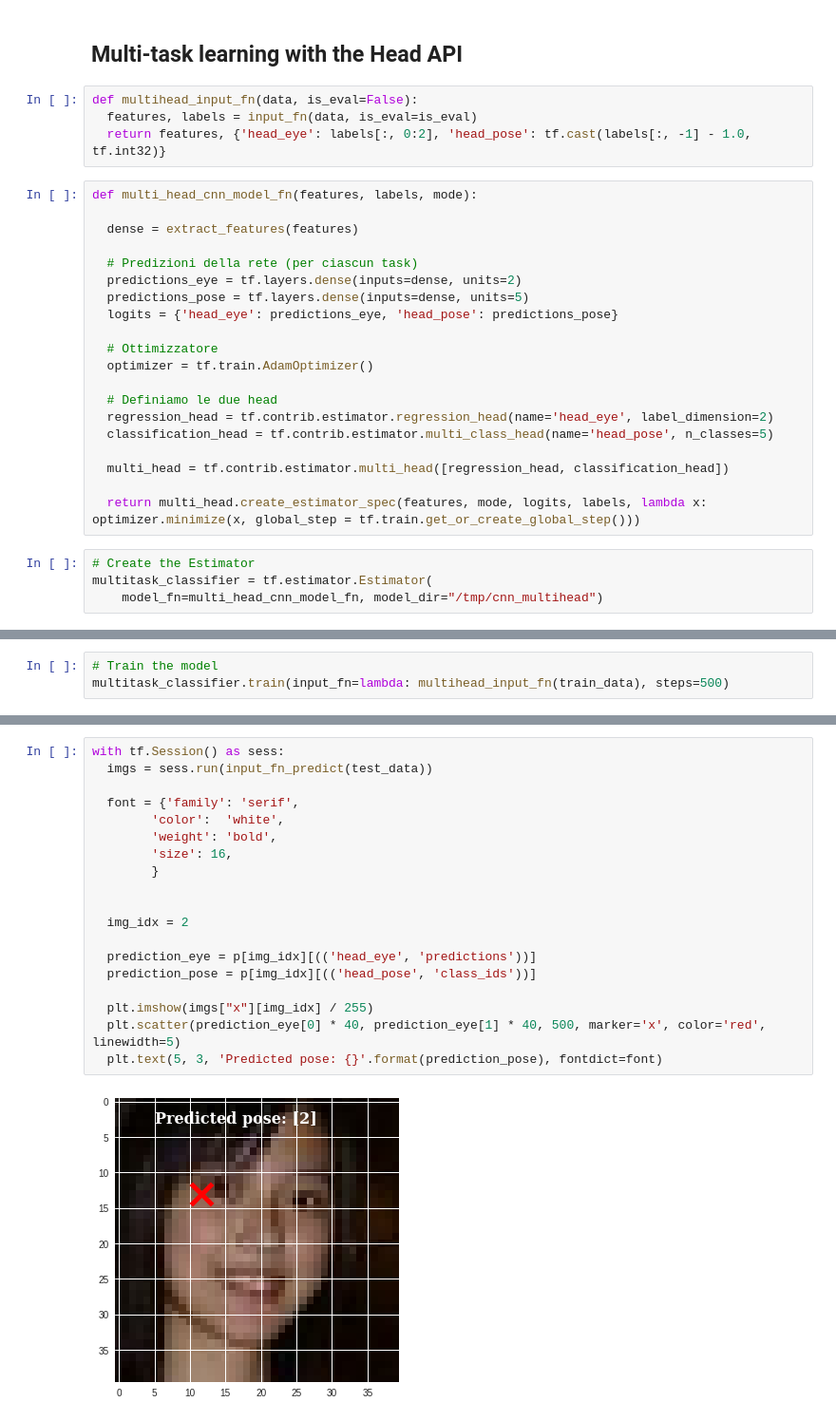
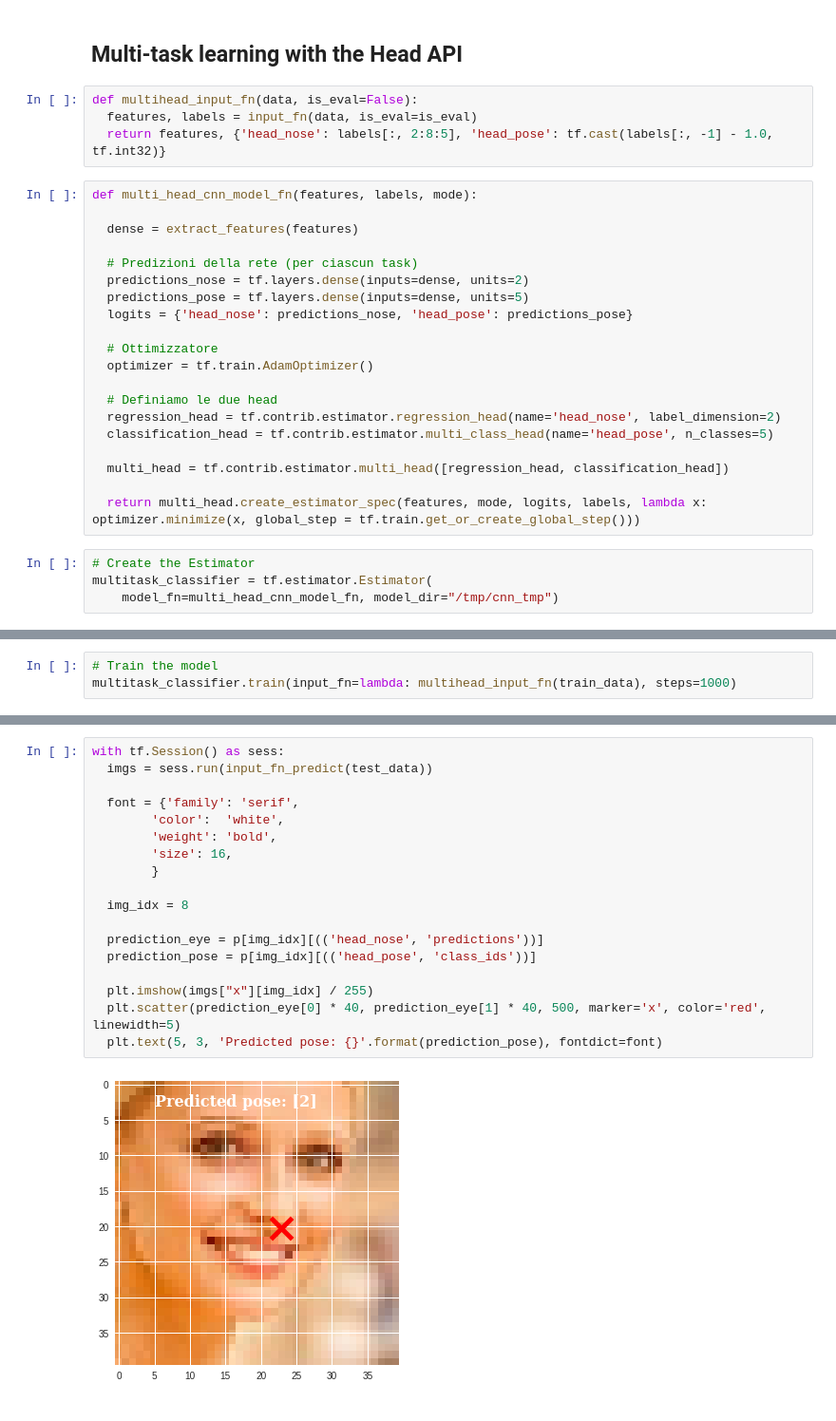
Before and after one commit to datascienceroma/notebook, a Jupyter notebook: [IAML]_Tutorial_Head_API.ipynb, the cells around one changed output, grey strips where cells are left out. Shown at 95% size. Saved outputs shown, nothing was run; the diff lists cells and outputs as text.

```diff
--- a/[IAML]_Tutorial_Head_API.ipynb
+++ b/[IAML]_Tutorial_Head_API.ipynb
@@ -337,22 +337,22 @@ INFO:tensorflow:Loss for final step: 14.961566.
 # %%
 def multihead_input_fn(data, is_eval=False):
   features, labels = input_fn(data, is_eval=is_eval)
-  return features, {'head_eye': labels[:, 0:2], 'head_pose': tf.cast(labels[:, -1] - 1.0, tf.int32)}
+  return features, {'head_nose': labels[:, 2:8:5], 'head_pose': tf.cast(labels[:, -1] - 1.0, tf.int32)}
 # %%
 def multi_head_cnn_model_fn(features, labels, mode):
 
   dense = extract_features(features)
 
   # Predizioni della rete (per ciascun task)
-  predictions_eye = tf.layers.dense(inputs=dense, units=2)
+  predictions_nose = tf.layers.dense(inputs=dense, units=2)
   predictions_pose = tf.layers.dense(inputs=dense, units=5)
-  logits = {'head_eye': predictions_eye, 'head_pose': predictions_pose}
+  logits = {'head_nose': predictions_nose, 'head_pose': predictions_pose}
 
   # Ottimizzatore
   optimizer = tf.train.AdamOptimizer()
 
   # Definiamo le due head
-  regression_head = tf.contrib.estimator.regression_head(name='head_eye', label_dimension=2)
+  regression_head = tf.contrib.estimator.regression_head(name='head_nose', label_dimension=2)
   classification_head = tf.contrib.estimator.multi_class_head(name='head_pose', n_classes=5)
 
   multi_head = tf.contrib.estimator.multi_head([regression_head, classification_head])
@@ -361,6 +361,6 @@ def multi_head_cnn_model_fn(features, labels, mode):
 # %%
 # Create the Estimator
 multitask_classifier = tf.estimator.Estimator(
-    model_fn=multi_head_cnn_model_fn, model_dir="/tmp/cnn_multihead")
+    model_fn=multi_head_cnn_model_fn, model_dir="/tmp/cnn_tmp")
 # %% [output]
 INFO:tensorflow:Using default config.
@@ -368,6 +368,6 @@ INFO:tensorflow:Using config: {'_model_dir': '/tmp/cnn_multihead', '_tf_random_s
 # %%
 # Train the model
-multitask_classifier.train(input_fn=lambda: multihead_input_fn(train_data), steps=500)
+multitask_classifier.train(input_fn=lambda: multihead_input_fn(train_data), steps=1000)
 # %% [output]
 INFO:tensorflow:Calling model_fn.
 INFO:tensorflow:Done calling model_fn.
@@ -423,21 +422,20 @@ INFO:tensorflow:Done running local_init_op.
 # %%
 with tf.Session() as sess:
   imgs = sess.run(input_fn_predict(test_data))
 
   font = {'family': 'serif',
         'color':  'white',
         'weight': 'bold',
         'size': 16,
         }
 
+  img_idx = 8
 
-  img_idx = 2
-
-  prediction_eye = p[img_idx][(('head_eye', 'predictions'))]
+  prediction_eye = p[img_idx][(('head_nose', 'predictions'))]
   prediction_pose = p[img_idx][(('head_pose', 'class_ids'))]
 
   plt.imshow(imgs["x"][img_idx] / 255)
   plt.scatter(prediction_eye[0] * 40, prediction_eye[1] * 40, 500, marker='x', color='red', linewidth=5)
   plt.text(5, 3, 'Predicted pose: {}'.format(prediction_pose), fontdict=font)
 # %% [output]
-[figure, old version]
+[figure, new version]
```
Also changed, not shown: parts of 12 cells of this notebook.
